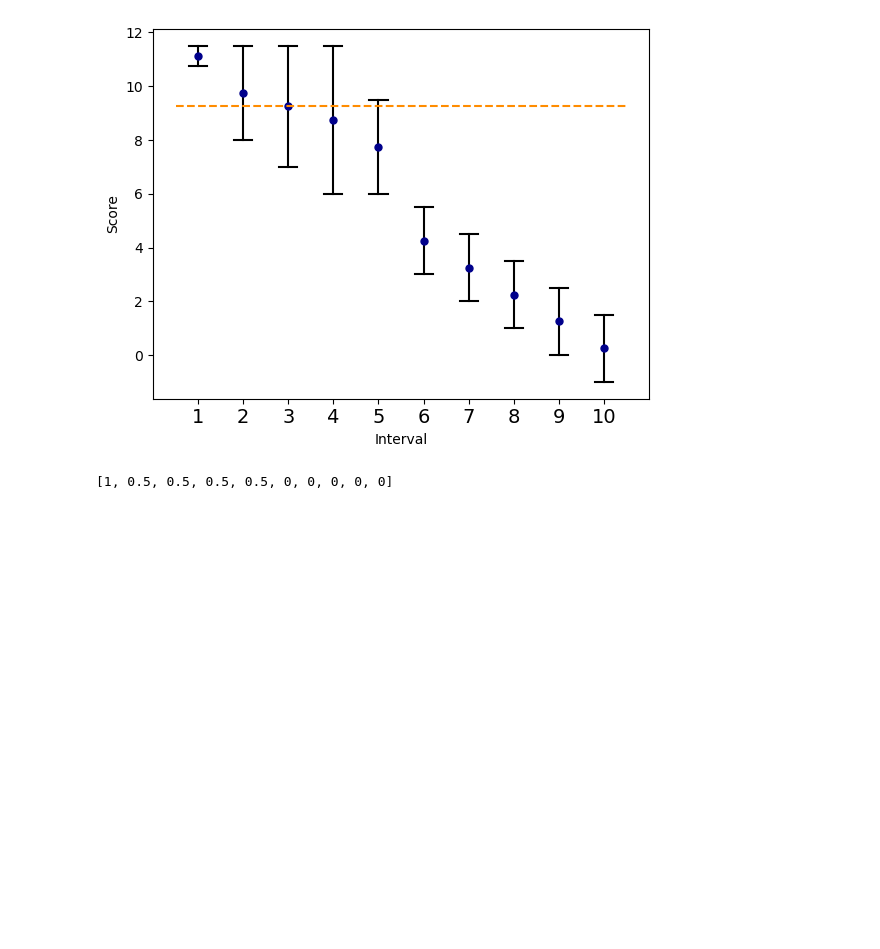
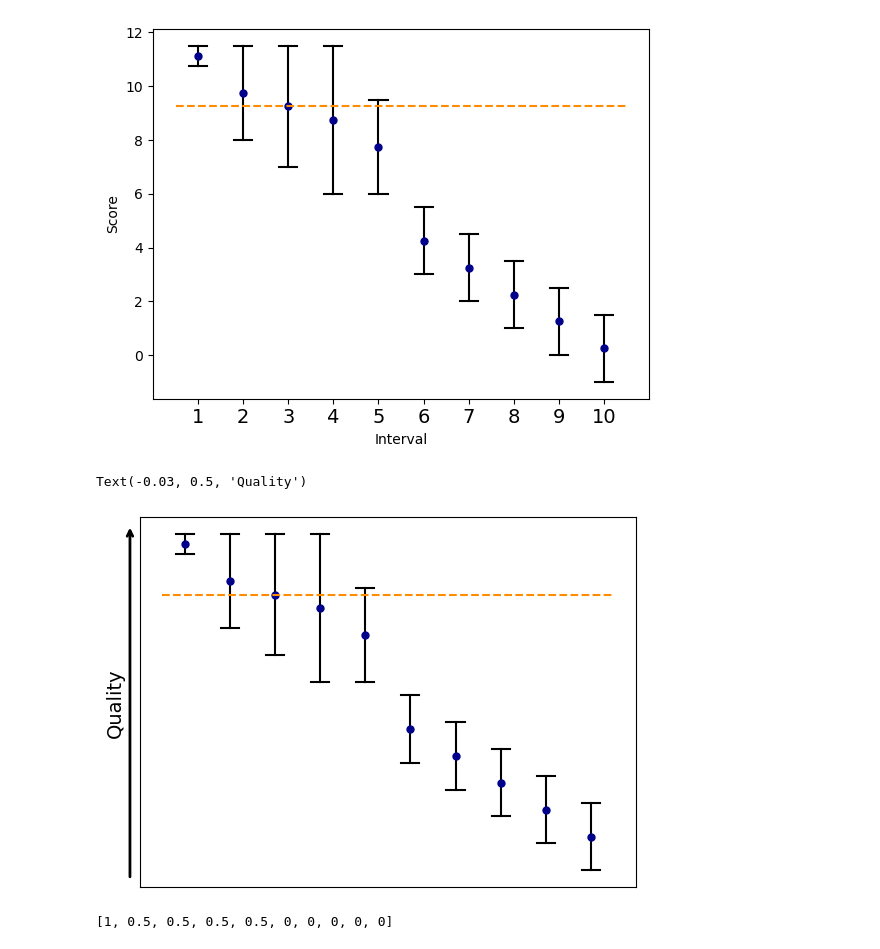
Before and after one commit to akgoldberg/lottery, a Jupyter notebook: simple_cases.ipynb, the cells around one changed output. Saved outputs shown, nothing was run; the diff lists cells and outputs as text; code cells hidden in the pictures; blank space fills up the shorter version.

```diff
--- a/simple_cases.ipynb
+++ b/simple_cases.ipynb
@@ -231,6 +257,17 @@ plot_intervals(J, x=x, k=k, plot_swiss_nsf=True)
 # %% [output]
 <Axes: xlabel='Interval', ylabel='Score'>
 [figure]
+# %%
+ax = plot_intervals(J, x=x, k=k, plot_swiss_nsf=True, show_axes=False)
+ax.annotate(
+    '', xy=(-0.02, 0.98), xytext=(-0.02, 0.02),
+    xycoords='axes fraction', textcoords='axes fraction',
+    arrowprops=dict(facecolor='black', arrowstyle='->', lw=2)
+)
+ax.text(-0.03, 0.5, 'Quality', rotation=90, va='center', ha='right', transform=ax.transAxes, fontsize=14)
+# %% [output]
+Text(-0.03, 0.5, 'Quality')
+[figure, added]
 # %%
 swiss_nsf(J, x, k)
 # %% [output]
```
Also changed, not shown: parts of 5 cells of this notebook, 7 other files.
